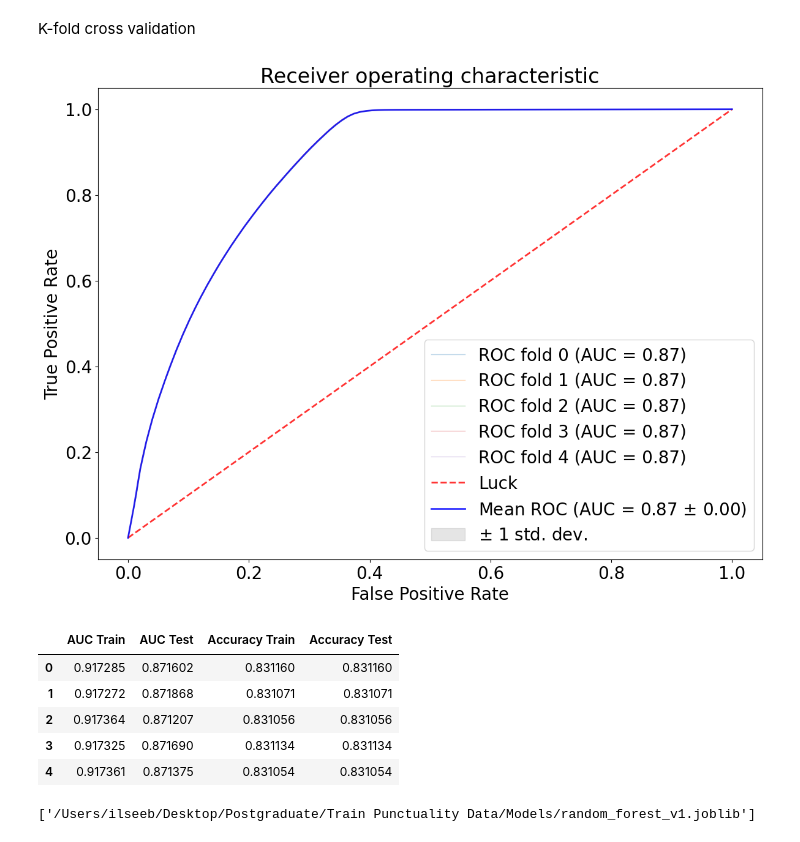
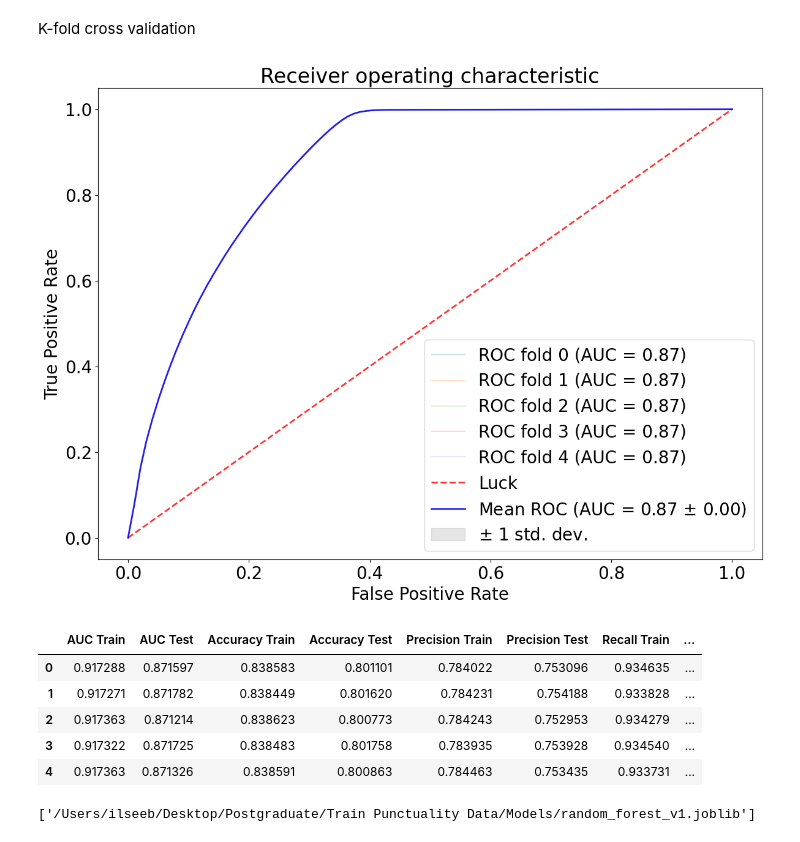
Before and after one commit to ilse-espino/train_delays_belgium, a Jupyter notebook: 6.1-random_forest_model.ipynb, the cells around one changed output. Cells and saved outputs as stored; diff of their text form; code cells hidden in the pictures.

Commit message:
correction of random forest scores

```diff
--- a/6.1-random_forest_model.ipynb
+++ b/6.1-random_forest_model.ipynb
@@ -93,11 +95,14 @@ def plot_roc_curve(fprs, tprs):
     return (f, ax)
 # %%
 def compute_roc_auc(index):
-    y_predict = clf.predict_proba(X_train.iloc[index])[:,1]
-    fpr, tpr, thresholds = roc_curve(y_train.iloc[index], y_predict)
+    y_predict_prob = clf.predict_proba(X_train.iloc[index])[:,1]
+    y_predict = clf.predict(X_train.iloc[index])
+    fpr, tpr, thresholds = roc_curve(y_train.iloc[index], y_predict_prob)
     auc_score = auc(fpr, tpr)
-    accuracy = accuracy_score(y_train, clf.predict(X_train))
-    return fpr, tpr, auc_score, accuracy
+    accuracy = accuracy_score(y_train.iloc[index], y_predict)
+    precision = precision_score(y_train.iloc[index], y_predict)
+    recall = recall_score(y_train.iloc[index], y_predict)
+    return fpr, tpr, auc_score, accuracy, precision, recall
 # %%
 cv = StratifiedKFold(n_splits=5, random_state=123, shuffle=True)
 results = pd.DataFrame(columns=['training_score', 'test_score'])
@@ -105,22 +110,26 @@ fprs, tprs, scores = [], [], []
 # %%
 for (train, test), i in zip(cv.split(X_train, y_train), range(5)):
     clf.fit(X_train.iloc[train], y_train.iloc[train])
-    _, _, auc_score_train, accuracy_train = compute_roc_auc(train)
-    fpr, tpr, auc_score, accuracy = compute_roc_auc(test)
-    scores.append((auc_score_train, auc_score, accuracy_train, accuracy))
+    _, _, auc_score_train, accuracy_train, precision_train, recall_train = compute_roc_auc(train)
+    fpr, tpr, auc_score, accuracy, precision, recall = compute_roc_auc(test)
+    scores.append((auc_score_train, auc_score, accuracy_train, accuracy
+                   ,precision_train, precision, recall_train, recall))
     fprs.append(fpr)
     tprs.append(tpr)
 # %%
 plot_roc_curve(fprs, tprs);
-pd.DataFrame(scores, columns=['AUC Train', 'AUC Test', 'Accuracy Train', 'Accuracy Test'])
+pd.DataFrame(scores, columns=['AUC Train', 'AUC Test'
+                              , 'Accuracy Train', 'Accuracy Test'
+                              ,'Precision Train', 'Precision Test'
+                              ,'Recall Train', 'Recall Test'])
 # %% [output]
 [figure]
-|  | AUC Train | AUC Test | Accuracy Train | Accuracy Test |
-| 0 | 0.917285 | 0.871602 | 0.831160 | 0.831160 |
-| 1 | 0.917272 | 0.871868 | 0.831071 | 0.831071 |
-| 2 | 0.917364 | 0.871207 | 0.831056 | 0.831056 |
-| 3 | 0.917325 | 0.871690 | 0.831134 | 0.831134 |
-| 4 | 0.917361 | 0.871375 | 0.831054 | 0.831054 |
+|  | AUC Train | AUC Test | Accuracy Train | Accuracy Test | Precision Train | Precision Test | Recall Train | ... |
+| 0 | 0.917288 | 0.871597 | 0.838583 | 0.801101 | 0.784022 | 0.753096 | 0.934635 | ... |
+| 1 | 0.917271 | 0.871782 | 0.838449 | 0.801620 | 0.784231 | 0.754188 | 0.933828 | ... |
+| 2 | 0.917363 | 0.871214 | 0.838623 | 0.800773 | 0.784243 | 0.752953 | 0.934279 | ... |
+| 3 | 0.917322 | 0.871725 | 0.838483 | 0.801758 | 0.783935 | 0.753928 | 0.934540 | ... |
+| 4 | 0.917363 | 0.871326 | 0.838591 | 0.800863 | 0.784463 | 0.753435 | 0.933731 | ... |
 # %%
 # save
 joblib.dump(clf, "/Users/ilseeb/Desktop/Postgraduate/Train Punctuality Data/Models/random_forest_v1.joblib")
```
Also changed, not shown: parts of 5 cells of this notebook.
